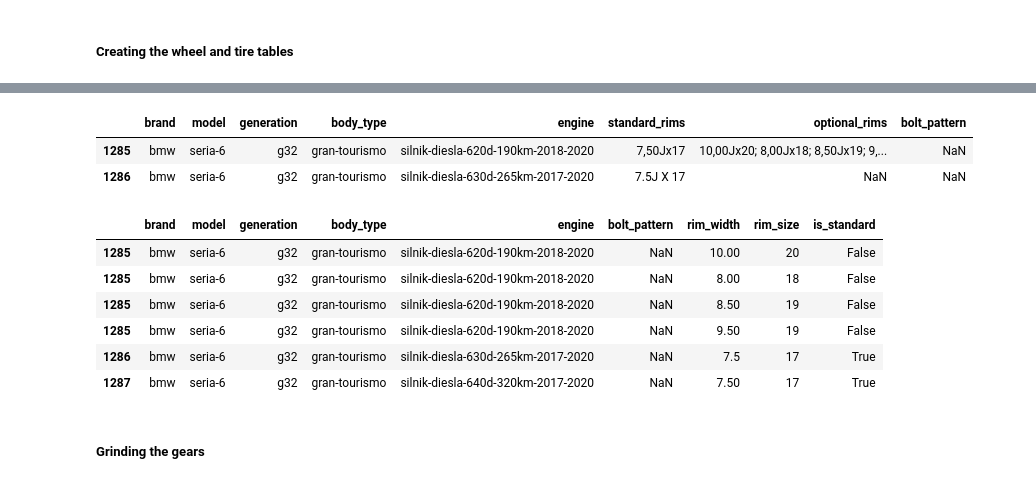
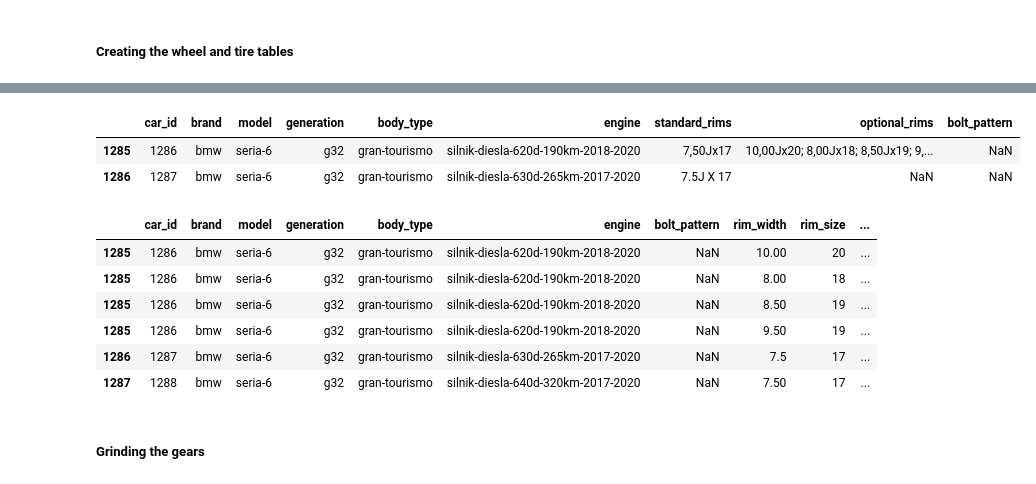
Before and after one commit to MateuszBodek/car-data-analysis, a Jupyter notebook: src/data_scripts/preliminary_ed.ipynb, the cells around one changed output, grey strips where cells are left out. Drawn from its saved outputs; the diff is of its cells as text; code cells hidden in the pictures.

```diff
--- a/src/data_scripts/preliminary_ed.ipynb
+++ b/src/data_scripts/preliminary_ed.ipynb
@@ -180,15 +192,17 @@ Looks like some cars have body type included in their model name, while others d
 def create_model_name_columns(name):
     name_parts = name.split(' ')
     if len(name_parts) == 4:
-        name_parts.insert(3, None)
+        name_parts.insert(3, 'not_given')
     return pd.Series(name_parts)
 # %%
-from warnings import simplefilter
 simplefilter(action="ignore", category=pd.errors.PerformanceWarning)
 pd.options.mode.chained_assignment = None
 
-id_cols = ['Marka', 'Model', 'Generacja', 'Nadwozie', 'Silnik'] # These will become the primary key in the database
-tech_specs_useful[id_cols] = tech_specs_useful['Model'].apply(create_model_name_columns)
+id_cols = ['car_id', 'Marka', 'Model', 'Generacja', 'Nadwozie', 'Silnik'] # These will become the primary key in the database
+tech_specs_useful[id_cols[1:]] = tech_specs_useful['Model'].apply(create_model_name_columns)
+
+tech_specs_useful.reset_index(inplace=True) # every table has its own indexing
+tech_specs_useful['car_id'] = tech_specs_useful.index + 1
 
 other_cols = [col for col in tech_specs_useful.columns if col not in id_cols]
 new_col_order = id_cols + other_cols
@@ -201,3 +215,3 @@ Index(['Marka', 'Model', 'Generacja', 'Nadwozie', 'Silnik', 'Liczba drzwi',
       dtype='object')
 # %%
-print(tech_specs_useful.columns.tolist())  # Print first 10 columns to check
+tech_specs_useful.drop(columns=['index'], inplace=True)
@@ -206,7 +228,9 @@ print(tech_specs_useful.columns.tolist())  # Print first 10 columns to check
 # %% [markdown]
 ##### Renaming columns for better clarity
 # %%
-new_col_names =['brand',
+new_col_names =[
+            'car_id',
+            'brand',
             'model',
             'generation',
             'body_type',
@@ -372,10 +394,10 @@ tire_specs.head()
 # %%
-wheel_specs = tech_specs_useful[['brand', 'model', 'generation', 'body_type', 'engine', 'standard_rims', 'optional_rims', 'bolt_pattern']]
+wheel_specs = tech_specs_useful[['car_id', 'brand', 'model', 'generation', 'body_type', 'engine', 'standard_rims', 'optional_rims', 'bolt_pattern']]
 wheel_specs.iloc[1285:1287]
 # %% [output]
-|  | brand | model | generation | body_type | engine | standard_rims | optional_rims | bolt_pattern |
-| 1285 | bmw | seria-6 | g32 | gran-tourismo | silnik-diesla-620d-190km-2018-2020 | 7,50Jx17 | 10,00Jx20; 8,00Jx18; 8,50Jx19; 9,... | NaN |
-| 1286 | bmw | seria-6 | g32 | gran-tourismo | silnik-diesla-630d-265km-2017-2020 | 7.5J X 17 | NaN | NaN |
+|  | car_id | brand | model | generation | body_type | engine | standard_rims | optional_rims | bolt_pattern |
+| 1285 | 1286 | bmw | seria-6 | g32 | gran-tourismo | silnik-diesla-620d-190km-2018-2020 | 7,50Jx17 | 10,00Jx20; 8,00Jx18; 8,50Jx19; 9,... | NaN |
+| 1286 | 1287 | bmw | seria-6 | g32 | gran-tourismo | silnik-diesla-630d-265km-2017-2020 | 7.5J X 17 | NaN | NaN |
 # %%
 wheel_specs['standard_rims'] = wheel_specs['standard_rims'].str.replace(' ', '').str.replace('J','').str.replace(',','.').str.split(r';\s*')
 wheel_specs['optional_rims'] = wheel_specs['optional_rims'].str.replace('J', 'O').str.replace(',','.').str.split(r';\s*')
@@ -393,13 +415,13 @@ wheel_specs.drop(columns=['standard_rims', 'optional_rims', 'rim'], inplace=True
 
 wheel_specs.iloc[1384:1390]
 # %% [output]
-|  | brand | model | generation | body_type | engine | bolt_pattern | rim_width | rim_size | is_standard |
-| 1285 | bmw | seria-6 | g32 | gran-tourismo | silnik-diesla-620d-190km-2018-2020 | NaN | 10.00 | 20 | False |
-| 1285 | bmw | seria-6 | g32 | gran-tourismo | silnik-diesla-620d-190km-2018-2020 | NaN | 8.00 | 18 | False |
-| 1285 | bmw | seria-6 | g32 | gran-tourismo | silnik-diesla-620d-190km-2018-2020 | NaN | 8.50 | 19 | False |
-| 1285 | bmw | seria-6 | g32 | gran-tourismo | silnik-diesla-620d-190km-2018-2020 | NaN | 9.50 | 19 | False |
-| 1286 | bmw | seria-6 | g32 | gran-tourismo | silnik-diesla-630d-265km-2017-2020 | NaN | 7.5 | 17 | True |
-| 1287 | bmw | seria-6 | g32 | gran-tourismo | silnik-diesla-640d-320km-2017-2020 | NaN | 7.50 | 17 | True |
+|  | car_id | brand | model | generation | body_type | engine | bolt_pattern | rim_width | rim_size | ... |
+| 1285 | 1286 | bmw | seria-6 | g32 | gran-tourismo | silnik-diesla-620d-190km-2018-2020 | NaN | 10.00 | 20 | ... |
+| 1285 | 1286 | bmw | seria-6 | g32 | gran-tourismo | silnik-diesla-620d-190km-2018-2020 | NaN | 8.00 | 18 | ... |
+| 1285 | 1286 | bmw | seria-6 | g32 | gran-tourismo | silnik-diesla-620d-190km-2018-2020 | NaN | 8.50 | 19 | ... |
+| 1285 | 1286 | bmw | seria-6 | g32 | gran-tourismo | silnik-diesla-620d-190km-2018-2020 | NaN | 9.50 | 19 | ... |
+| 1286 | 1287 | bmw | seria-6 | g32 | gran-tourismo | silnik-diesla-630d-265km-2017-2020 | NaN | 7.5 | 17 | ... |
+| 1287 | 1288 | bmw | seria-6 | g32 | gran-tourismo | silnik-diesla-640d-320km-2017-2020 | NaN | 7.50 | 17 | ... |
 # %%
 tech_specs_useful.drop(columns=['standard_tires', 'optional_tires', 'standard_rims', 'optional_rims'], inplace=True)
 # %% [markdown]
```
Also changed, not shown: parts of 16 cells of this notebook, 2 other files.
